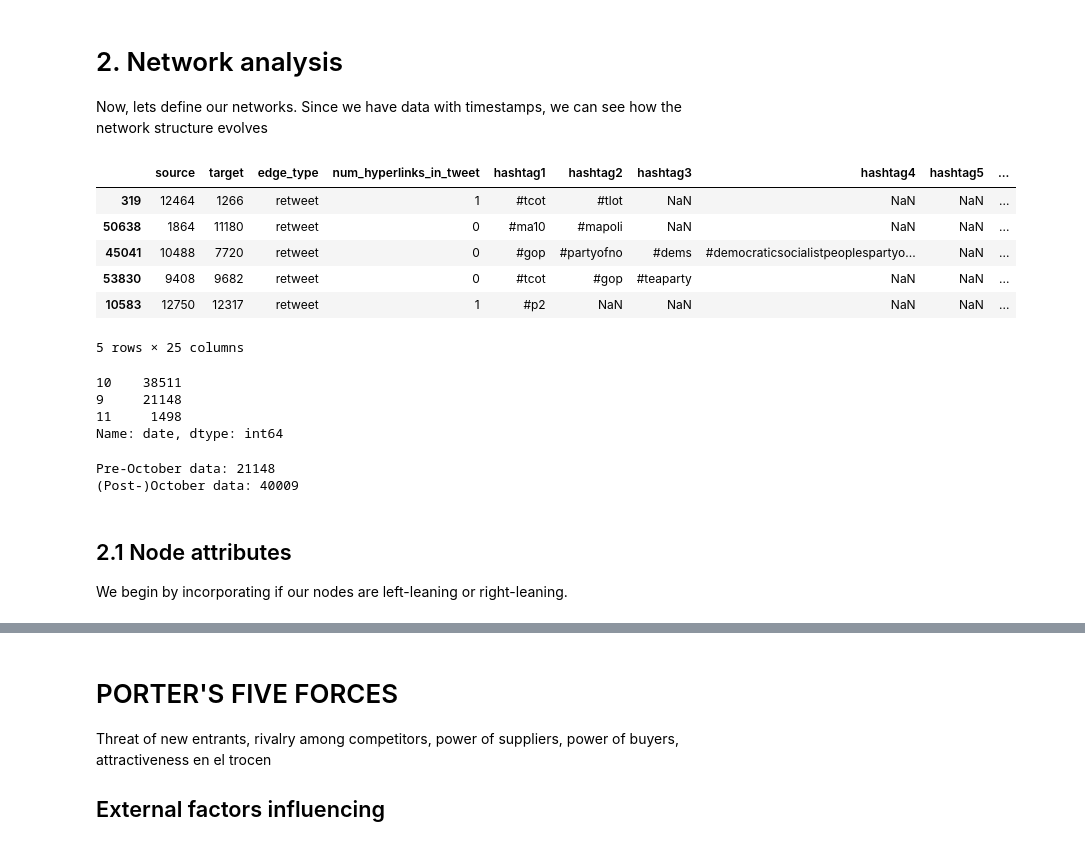
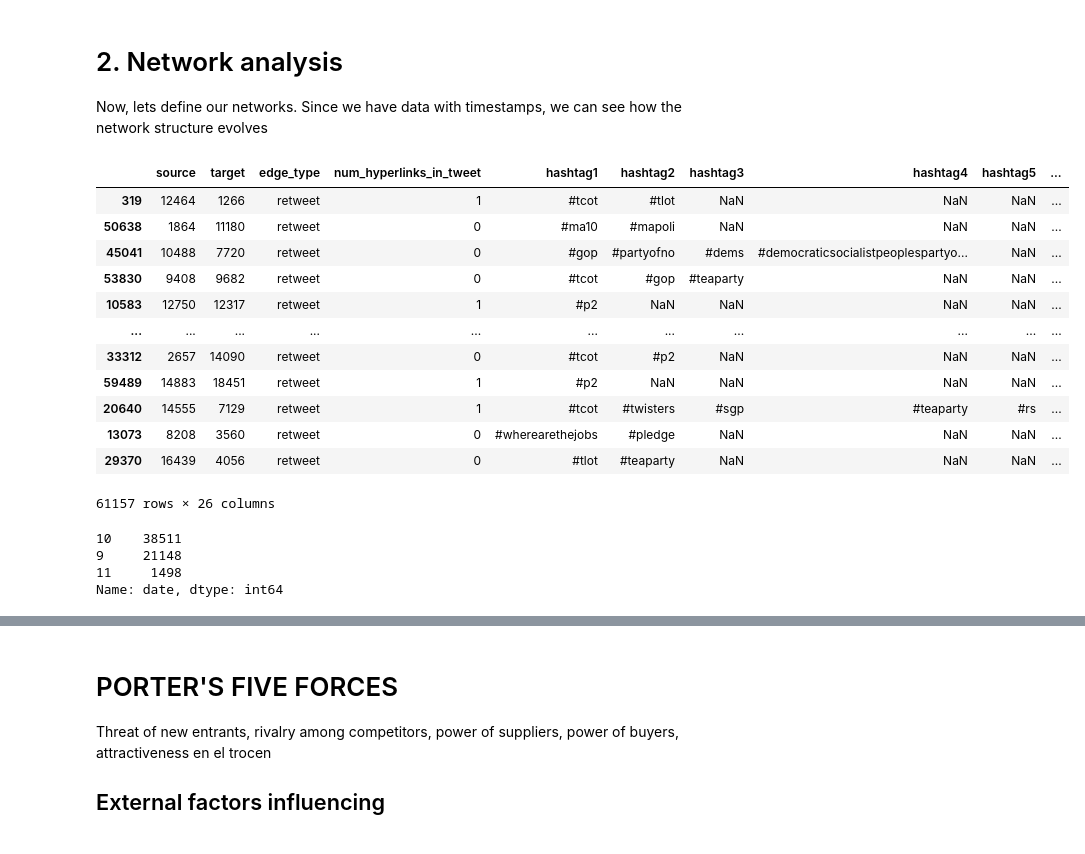
Before and after one commit to nromerodiaz/PhD, a Jupyter notebook: Assignment_2/Assignment_2.ipynb, the cells around one changed output, grey strips where cells are left out. Saved outputs shown, nothing was run; the diff lists cells and outputs as text; code cells hidden in the pictures.

```diff
--- a/Assignment_2/Assignment_2.ipynb
+++ b/Assignment_2/Assignment_2.ipynb
@@ -35,19 +37,15 @@ def import_data(node_filename='', edge_filename='', colnames=[], node_only=False
     if node_only:
         return pd.read_csv(node_filename, sep='\t', header=None, names=['source', 'cluster_id'])
 
-    if edge_only:
-        edge_df = pd.read_csv(edge_filename, sep='\t', header=None, names=colnames)
-
-        edge_df['date'] = pd.to_datetime(edge_df['timestamp'], unit='s')
-        edge_df.drop(['timestamp'], axis=1, inplace=True)
-
-        return edge_df
-
-    node_df = pd.read_csv(node_filename, sep='\t', header=None, names=['source', 'cluster_id'])
     edge_df = pd.read_csv(edge_filename, sep='\t', header=None, names=colnames)
 
     edge_df['date'] = pd.to_datetime(edge_df['timestamp'], unit='s')
     edge_df.drop(['timestamp'], axis=1, inplace=True)
+
+    if edge_only:
+        return edge_df
+
+    node_df = pd.read_csv(node_filename, sep='\t', header=None, names=['source', 'cluster_id'])
 
     return pd.merge(edge_df, node_df, on='source')
 
@@ -128,3 +126,7 @@ rt_data.head()
 | 2 | 12464 | 8096 | retweet | 1 | #tcot | #tlot | NaN | NaN | NaN | ... |
 | 3 | 12464 | 7340 | retweet | 1 | #tcot | #tlot | NaN | NaN | NaN | ... |
 | 4 | 12464 | 3648 | retweet | 1 | #tcot | #tlot | NaN | NaN | NaN | ... |
+# %%
+# Lets count how many hashtags are in each tweet
+ht_cols = ['hashtag1', 'hashtag2', 'hashtag3', 'hashtag4', 'hashtag5', 'hashtag6', 'hashtag7', 'hashtag8', 'hashtag9']
+rt_data = count_hashtags(rt_data, ht_cols)
@@ -436,15 +557,21 @@ Now, lets define our networks. Since we have data with timestamps, we can see ho
 # %%
 rt_data.sort_values(by='date', inplace=True)
 #rt_data.set_index(['date'], inplace=True)
-rt_data.head()
+rt_data#.head()
 # %% [output]
 |  | source | target | edge_type | num_hyperlinks_in_tweet | hashtag1 | hashtag2 | hashtag3 | hashtag4 | hashtag5 | ... |
 | 319 | 12464 | 1266 | retweet | 1 | #tcot | #tlot | NaN | NaN | NaN | ... |
 | 50638 | 1864 | 11180 | retweet | 0 | #ma10 | #mapoli | NaN | NaN | NaN | ... |
 | 45041 | 10488 | 7720 | retweet | 0 | #gop | #partyofno | #dems | #democraticsocialistpeoplespartyo... | NaN | ... |
 | 53830 | 9408 | 9682 | retweet | 0 | #tcot | #gop | #teaparty | NaN | NaN | ... |
 | 10583 | 12750 | 12317 | retweet | 1 | #p2 | NaN | NaN | NaN | NaN | ... |
+| ... | ... | ... | ... | ... | ... | ... | ... | ... | ... | ... |
+| 33312 | 2657 | 14090 | retweet | 0 | #tcot | #p2 | NaN | NaN | NaN | ... |
+| 59489 | 14883 | 18451 | retweet | 1 | #p2 | NaN | NaN | NaN | NaN | ... |
+| 20640 | 14555 | 7129 | retweet | 1 | #tcot | #twisters | #sgp | #teaparty | #rs | ... |
+| 13073 | 8208 | 3560 | retweet | 0 | #wherearethejobs | #pledge | NaN | NaN | NaN | ... |
+| 29370 | 16439 | 4056 | retweet | 0 | #tlot | #teaparty | NaN | NaN | NaN | ... |
-5 rows × 25 columns
+61157 rows × 26 columns
 # %%
 # Lets see what months our data spans
 rt_data['date'].dt.month.value_counts() # We see that most of our data is in October, September and November
@@ -462,6 +582,0 @@ oct_data = rt_data.loc[pd.to_datetime(rt_data['date']).dt.date >= t0]
-# %%
-# Lets look at how many tweets are contained in each DataFrame
-print('Pre-October data: %i \n(Post-)October data: %i'%(sept_data.shape[0], oct_data.shape[0]))
-# %% [output]
-Pre-October data: 21148
-(Post-)October data: 40009
@@ -473,4 +582,0 @@ oct_ntwk  = nx.from_pandas_edgelist(df=oct_data,  source='source', target='targe
-# %% [markdown]
-## 2.1 Node attributes
-
-We begin by incorporating if our nodes are left-leaning or right-leaning.
```
Also changed, not shown: parts of 187 cells of this notebook.
